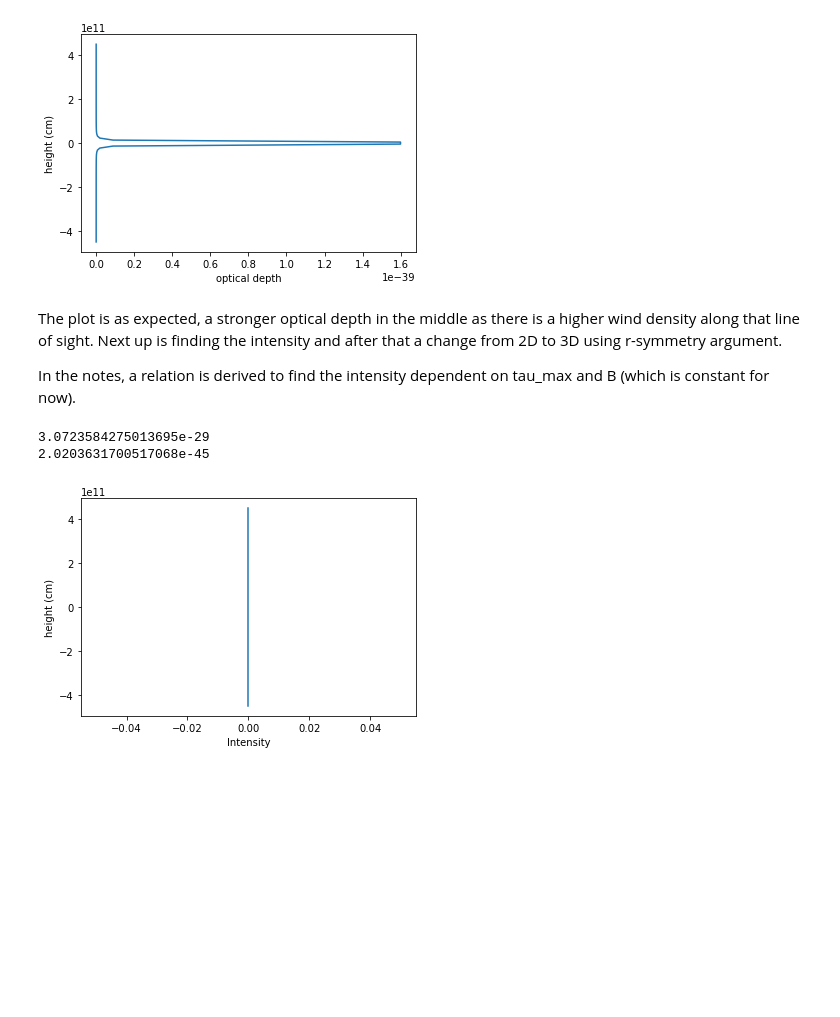
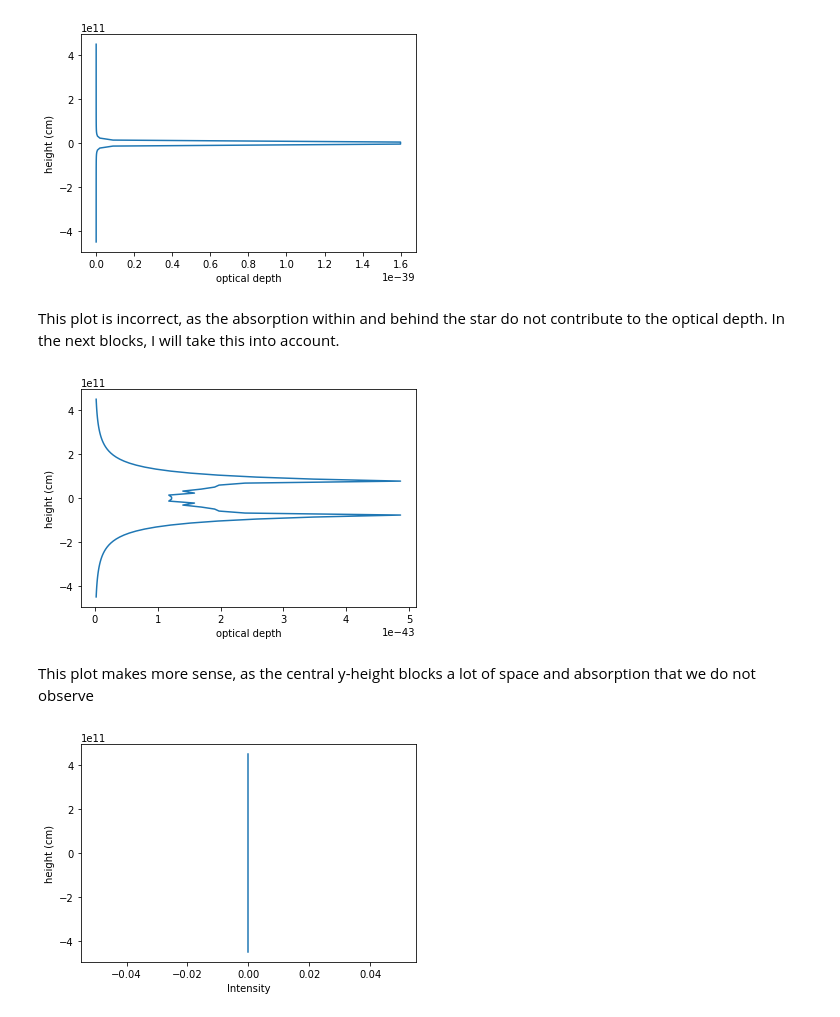
Before and after one commit to Arnau0/Bachelorproject, a Jupyter notebook: initial script.ipynb, the cells around one changed output. Saved outputs shown, nothing was run; the diff lists cells and outputs as text; code cells hidden in the pictures; blank space fills up the shorter version.

Commit message:
Add files via upload
recent change, adding an attempt to calculate flux and a new intensity plot

```diff
--- a/initial script.ipynb
+++ b/initial script.ipynb
@@ -199,8 +198,9 @@ print(tau_top)
 2.0203631700517068e-45
 # %%
 tau = []
+
 for y_height in wind_coordinate_system[:,1]: # for every value on the y-axis
-    ir = ir = (ix**2 + y_height**2)**0.5
+    ir = (ix**2 + y_height**2)**0.5
     iy = alpha_r(ir)
 
     # integrate to find the optical depth "per y-layer"
@@ -214,22 +214,58 @@ plt.xlabel("optical depth")
 plt.show()
 # %% [output]
 [figure]
-# %% [markdown]
-The plot is as expected, a stronger optical depth in the middle as there is a higher wind density along that line of sight. Next up is finding the intensity and after that a change from 2D to 3D using r-symmetry argument.
-
-In the notes, a relation is derived to find the intensity dependent on tau_max and B (which is constant for now).
+# %% [markdown]
+This plot is incorrect, as the absorption within and behind the star do not contribute to the optical depth. In the next blocks, I will take this into account.
+# %%
+# using x and y values to also determine wether a position is indide or behind the star
+def alpha_xy(x,y):
+    """Calculate the absorption coefficient with only x and y dependence,
+    holding T, nu & n_0 at constant example values.
+    Returns zero if (x,y) is inside or behind the star with R = R_sun
+    """
+    T = 10**6  # K
+    nu = 10 ** 8 # Hz = 100 MHz
+    n_0 = 10**8  # cm^-3
+
+    C = 3.692 * (10**8)
+    BB = 1 - np.exp(-(h * nu) / (k_B * T))
+    g = (
+        10.6 + 1.9 * np.log10(T) + 1.26 * np.log10(nu)
+    )
+    r = (x**2 + y**2)**0.5
+    if r <= R_sun:  # if position is within the radius of the star, the absorption coefficient is zero
+        C=0
+    elif np.abs(y) <= R_sun: # additionally rule out positions that are behind the star
+        if x > 0:
+            C=0
+    return (C * BB * g * (n_0**2)) / (np.sqrt(T) * (nu**3) * 4 * (r**4))
+# %%
+tau = []
+
+#using x and y coordinates to exclude position within and behind star
+for y_height in wind_coordinate_system[:,1]: # for every value on the y-axis
+    iy = [alpha_xy(x, y_height) for x in ix]
+
+    # integrate to find the optical depth "per y-layer"
+    tau_max = integrate.trapezoid(iy, x=ix)
+    tau.append(tau_max)
+# %%
+# plot to see if the OD values per y-layer make sense
+plt.plot(tau, ix)
+plt.ylabel("height (cm)")
+plt.xlabel("optical depth")
+plt.show()
+# %% [output]
+[figure, added]
+# %% [markdown]
+This plot makes more sense, as the central y-height blocks a lot of space and absorption that we do not observe
 # %%
-# the black body term is constant for const T and nu
+# the blackbody term is constant for const T and nu
 B = ((2*h*nu**3)/(c**2))*(np.exp((h*nu)/(k_B*T)) - 1)**(-1)
-print(B)
 def I_tau(tau_max): # the intensity given a maximum optical depth
     return B*(1 - np.exp(-tau_max))
 
-print(tau[0])
 I = [I_tau(x) for x in tau]
-# %% [output]
-3.0723584275013695e-29
-2.0203631700517068e-45
 # %%
 plt.plot(I, ix)
 plt.ylabel("height (cm)")
```
Also changed, not shown: parts of 3 cells of this notebook.
